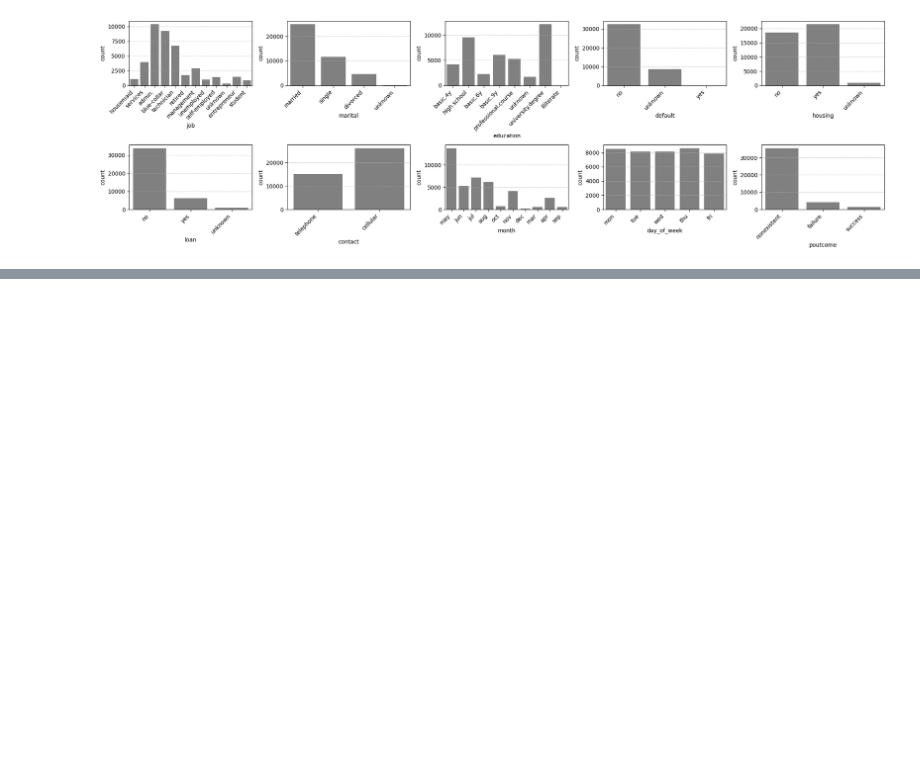
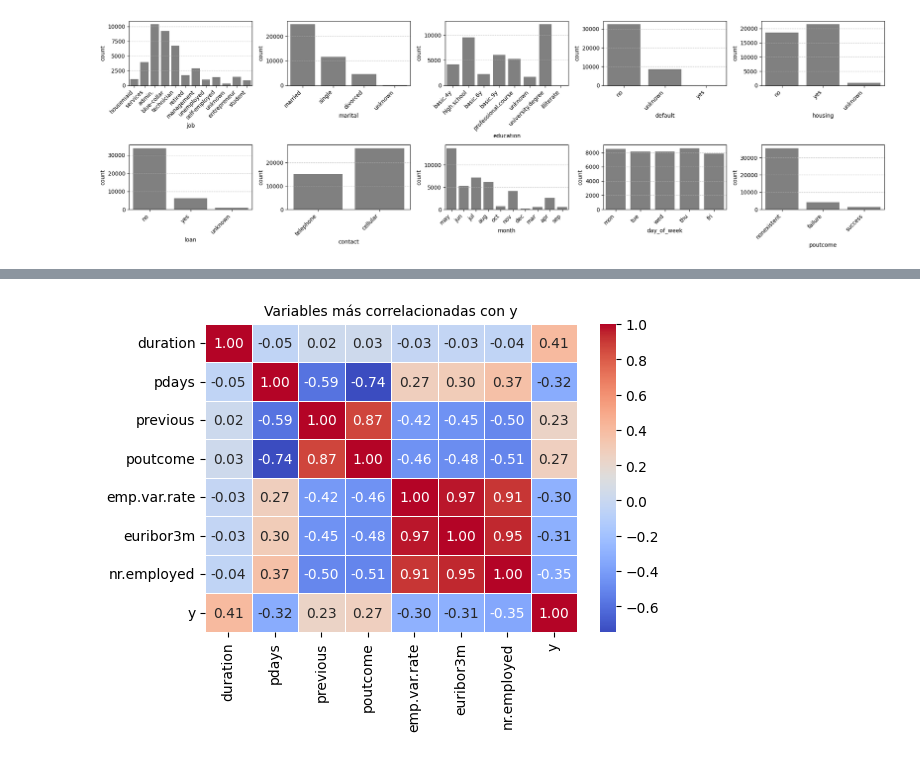
Before and after one commit to gzsomm/Regresi-n-log-stica, a Jupyter notebook: src/explore.ipynb, the cells around one changed output, grey strips where cells are left out. Saved outputs shown, nothing was run; the diff lists cells and outputs as text; code cells hidden in the pictures; blank space fills up the shorter version.

```diff
--- a/src/explore.ipynb
+++ b/src/explore.ipynb
@@ -110,0 +192,6 @@ plt.show()
+# %%
+# Filtro por las correlaciones más fuertes
+
+# Calcular la correlación de todas las variables con "
+correlation = df_f.corr()["y"].abs()
+print (correlation)
@@ -110,0 +216,15 @@ plt.show()
+# %%
+# Seleccionar solo las variables con correlación alta (mayor a 0.5 por ejemplo)
+correlacion_fuerte = correlation[correlation > 0.2].index
+
+# Crear un heatmap solo con estas variables
+plt.figure(figsize=(6, 4))
+sns.heatmap(df_f[correlacion_fuerte].corr(), cmap="coolwarm", annot=True, fmt=".2f", linewidths=0.5)
+
+# Título
+plt.title("Variables más correlacionadas con y", fontsize=10)
+
+# Mostrar el gráfico
+plt.show()
+# %% [output]
+[figure, added]
```
Also changed, not shown: parts of 21 cells of this notebook.
